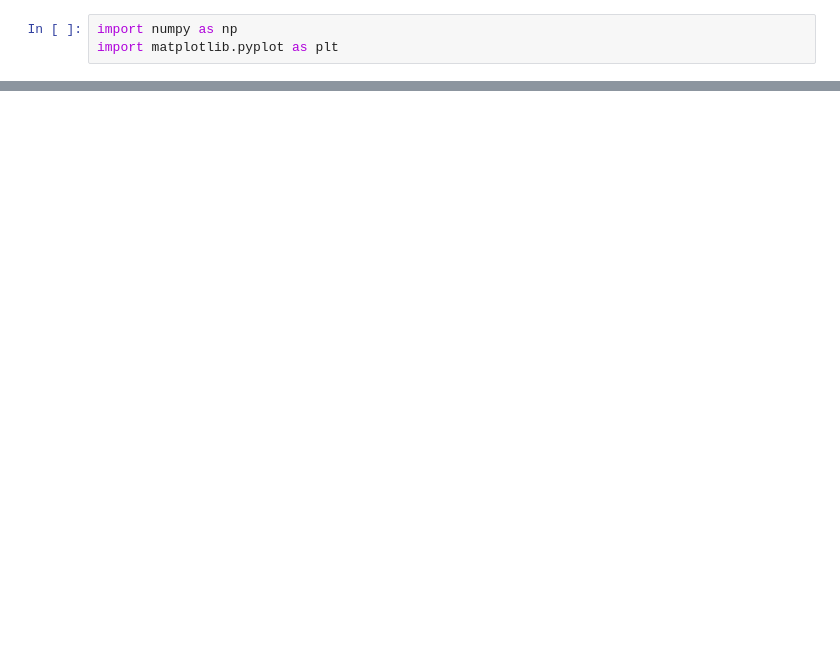
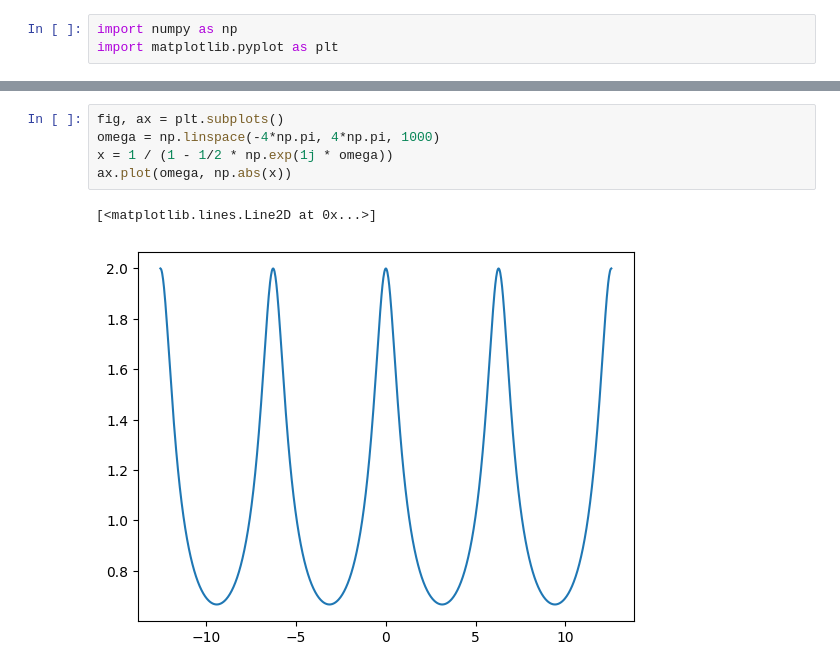
Before and after one commit to Khanrik/UniFolder, a Jupyter notebook: Untitled.ipynb, the cells around one changed output, grey strips where cells are left out. Saved outputs shown, nothing was run; the diff lists cells and outputs as text; blank space fills up the shorter version.

```diff
--- a/Untitled.ipynb
+++ b/Untitled.ipynb
@@ -15,0 +12,8 @@ np.abs(1 + 1j)
+# %%
+fig, ax = plt.subplots()
+omega = np.linspace(-4*np.pi, 4*np.pi, 1000)
+x = 1 / (1 - 1/2 * np.exp(1j * omega))
+ax.plot(omega, np.abs(x))
+# %% [output]
+[<matplotlib.lines.Line2D at 0x...>]
+[figure, added]
```
Also changed, not shown: parts of 3 cells of this notebook, 3 other files.
